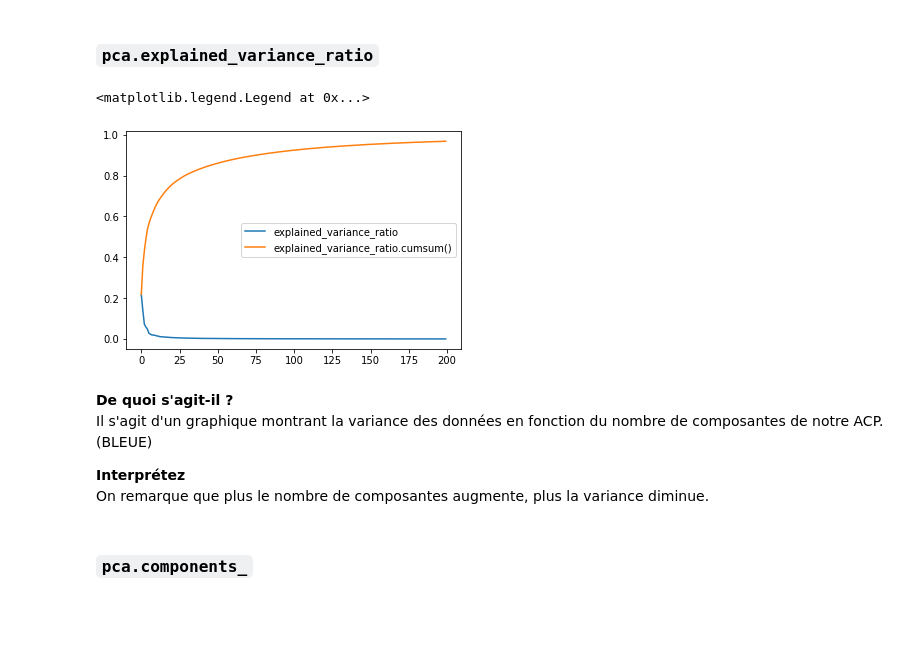
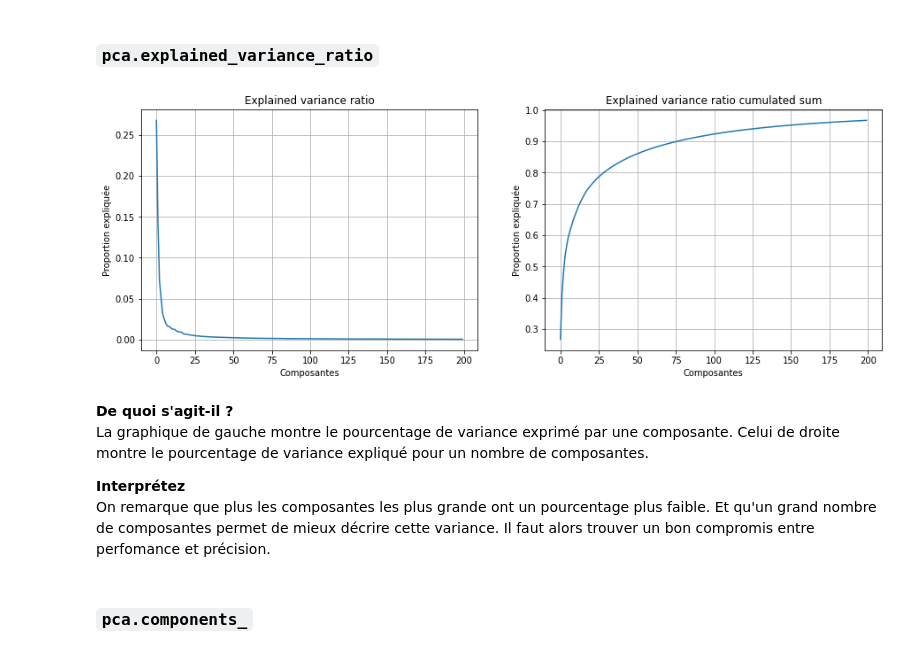
Before and after one commit to Alexandre0702/TP-Analyse-multidimentionnelle, a Jupyter notebook: TP2_sklearn.ipynb, the cells around one changed output. Saved outputs shown, nothing was run; the diff lists cells and outputs as text; code cells hidden in the pictures; blank space fills up the shorter version.

```diff
--- a/TP2_sklearn.ipynb
+++ b/TP2_sklearn.ipynb
@@ -363,20 +365,28 @@ Dans cette section, vous allez étudier certains paramètres appris par l'ACP, l
 ### `pca.explained_variance_ratio`
 # %%
 # Affichage de pca.explained_variance_ratio_, ainsi que de pca.explained_variance_ratio_.cumsum()
-plt.plot(pca.explained_variance_ratio_, label="explained_variance_ratio")
-plt.plot(pca.explained_variance_ratio_.cumsum(), label="explained_variance_ratio.cumsum()")
-plt.legend()
+plt.figure(figsize=(15,5))
+plt.subplot(1, 2, 1)
+plt.plot(pca.explained_variance_ratio_)
+plt.title("Explained variance ratio")
+plt.xlabel("Composantes")
+plt.ylabel("Proportion expliquée")
+plt.grid()
+
+plt.subplot(1, 2, 2)
+plt.plot(pca.explained_variance_ratio_.cumsum())
+plt.title("Explained variance ratio cumulated sum")
+plt.xlabel("Composantes")
+plt.ylabel("Proportion expliquée")
+plt.grid()
 # %% [output]
-<matplotlib.legend.Legend at 0x...>
-[figure, old version]
+[figure, new version]
-# %% [markdown]
-__De quoi s'agit-il ?__
-Il s'agit d'un graphique montrant la variance des données en fonction du nombre de composantes de notre ACP. (BLEUE)
-
-
-
-__Interprétez__
-On remarque que plus le nombre de composantes augmente, plus la variance diminue.
+# %% [markdown]
+__De quoi s'agit-il ?__
+La graphique de gauche montre le pourcentage de variance exprimé par une composante. Celui de droite montre le pourcentage de variance expliqué pour un nombre de composantes.
+
+__Interprétez__
+On remarque que plus les composantes les plus grande ont un pourcentage plus faible. Et qu'un grand nombre de composantes permet de mieux décrire cette variance. Il faut alors trouver un bon compromis entre perfomance et précision.
 # %% [markdown]
 ### `pca.components_`
 # %%
```
Also changed, not shown: parts of 17 cells of this notebook.
